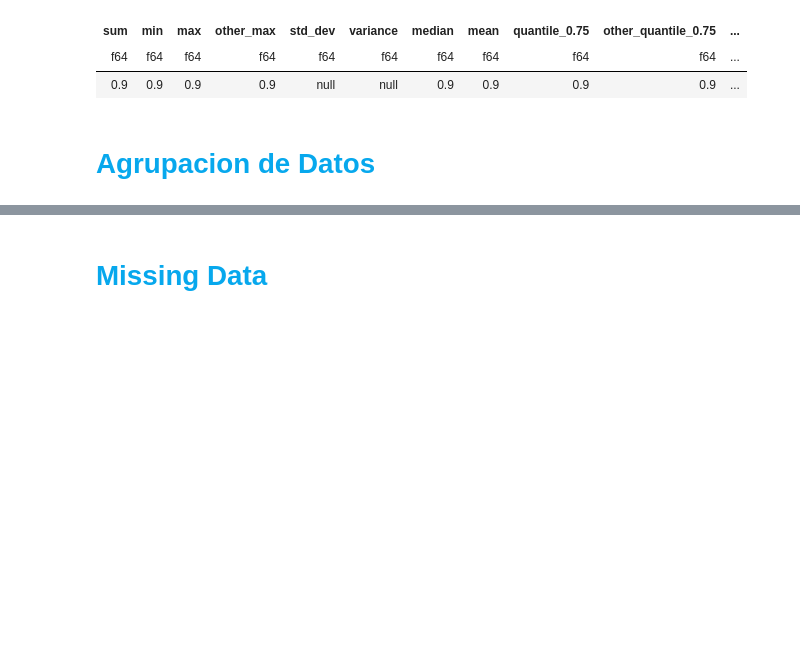
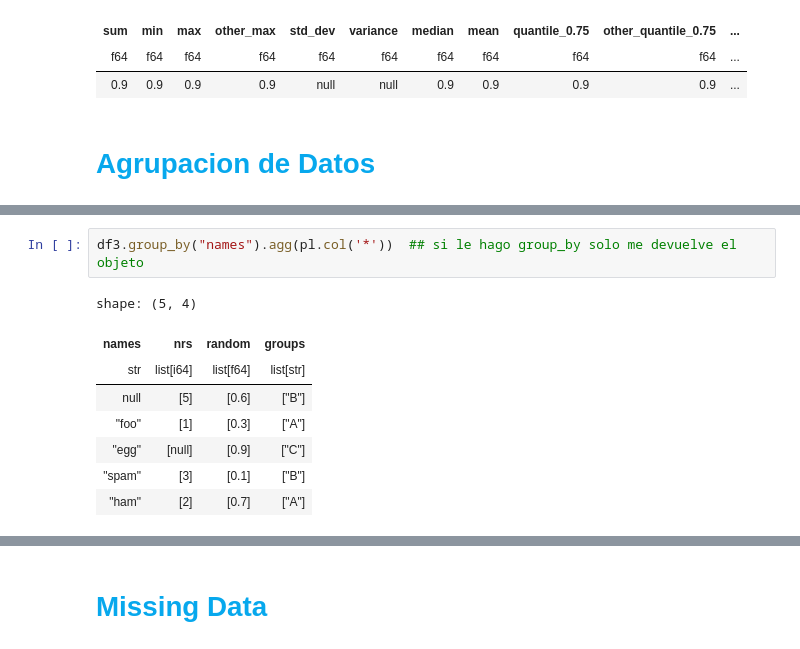
Before and after one commit to Viny2030/colabs, a Jupyter notebook: polars.ipynb, the cells around one changed output, grey strips where cells are left out. Cells and saved outputs as stored; diff of their text form; blank space fills up the shorter version.

```diff
--- a/polars.ipynb
+++ b/polars.ipynb
@@ -2067,0 +2087,11 @@ df2.group_by("groups")
+# %%
+df3.group_by("names").agg(pl.col('*'))  ## si le hago group_by solo me devuelve el objeto
+# %% [output]
+shape: (5, 4)
+| names | nrs | random | groups |
+| str | list[i64] | list[f64] | list[str] |
+| null | [5] | [0.6] | ["B"] |
+| "foo" | [1] | [0.3] | ["A"] |
+| "egg" | [null] | [0.9] | ["C"] |
+| "spam" | [3] | [0.1] | ["B"] |
+| "ham" | [2] | [0.7] | ["A"] |
```
Also changed, not shown: parts of 21 cells of this notebook.
